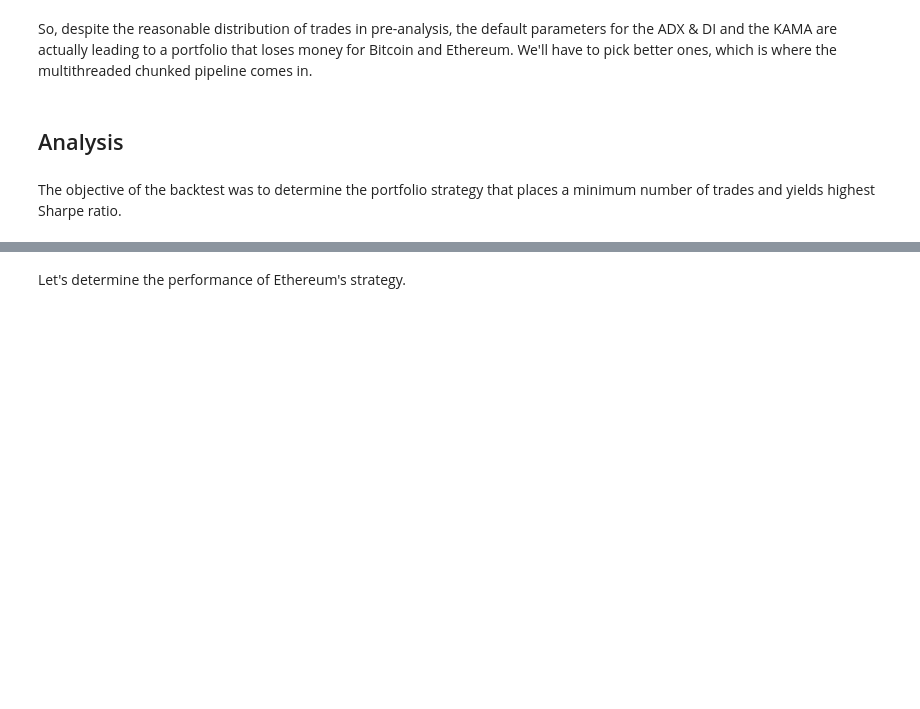
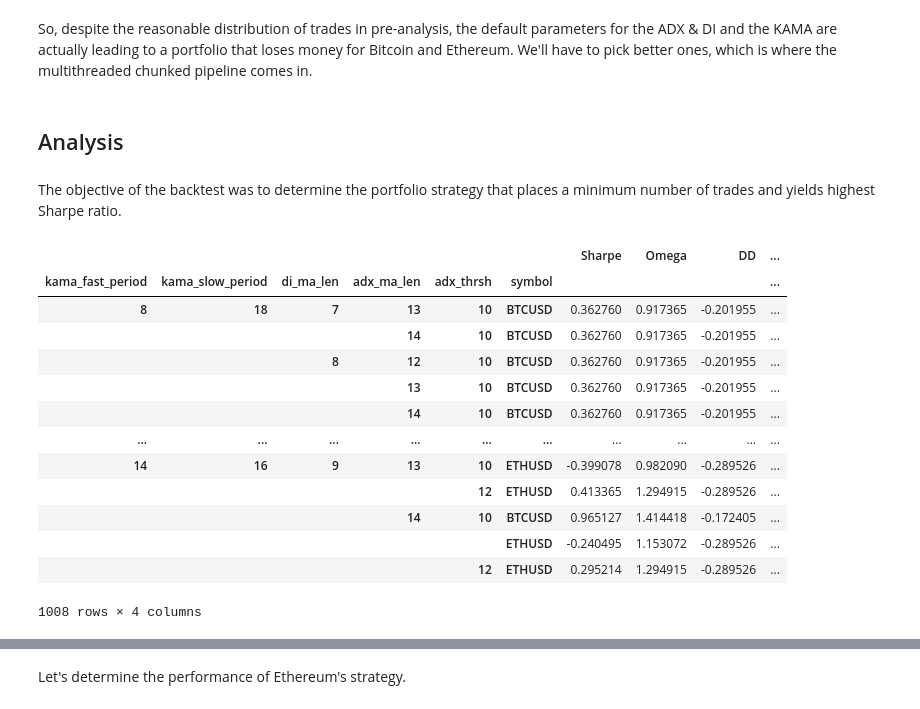
Before and after one commit to ardenpalme/strat_v0, a Jupyter notebook: Strategy.ipynb, the cells around one changed output, grey strips where cells are left out. Cells and saved outputs as stored; diff of their text form; code cells hidden in the pictures; blank space fills up the shorter version.

Commit message:
changed period

```diff
--- a/Strategy.ipynb
+++ b/Strategy.ipynb
@@ -607,6 +607,23 @@ The objective of the backtest was to determine the portfolio strategy that place
 # %%
 res = res[res['DD'] > -0.35]
 res = res[res['Num Trades'] > 15]
+# %%
+res
+# %% [output]
+|  |  |  |  |  |  | Sharpe | Omega | DD | ... |
+| kama_fast_period | kama_slow_period | di_ma_len | adx_ma_len | adx_thrsh | symbol |  |  |  | ... |
+| 8 | 18 | 7 | 13 | 10 | BTCUSD | 0.362760 | 0.917365 | -0.201955 | ... |
+|  |  |  | 14 | 10 | BTCUSD | 0.362760 | 0.917365 | -0.201955 | ... |
+|  |  | 8 | 12 | 10 | BTCUSD | 0.362760 | 0.917365 | -0.201955 | ... |
+|  |  |  | 13 | 10 | BTCUSD | 0.362760 | 0.917365 | -0.201955 | ... |
+|  |  |  | 14 | 10 | BTCUSD | 0.362760 | 0.917365 | -0.201955 | ... |
+| ... | ... | ... | ... | ... | ... | ... | ... | ... | ... |
+| 14 | 16 | 9 | 13 | 10 | ETHUSD | -0.399078 | 0.982090 | -0.289526 | ... |
+|  |  |  |  | 12 | ETHUSD | 0.413365 | 1.294915 | -0.289526 | ... |
+|  |  |  | 14 | 10 | BTCUSD | 0.965127 | 1.414418 | -0.172405 | ... |
+|  |  |  |  |  | ETHUSD | -0.240495 | 1.153072 | -0.289526 | ... |
+|  |  |  |  | 12 | ETHUSD | 0.295214 | 1.294915 | -0.289526 | ... |
+1008 rows × 4 columns
 # %%
 best_portfolios = res.sort_values(by=['Sharpe'], ascending=False).head(10)
 best_portfolios.reset_index(drop=True)
```
Also changed, not shown: parts of 5 cells of this notebook.
